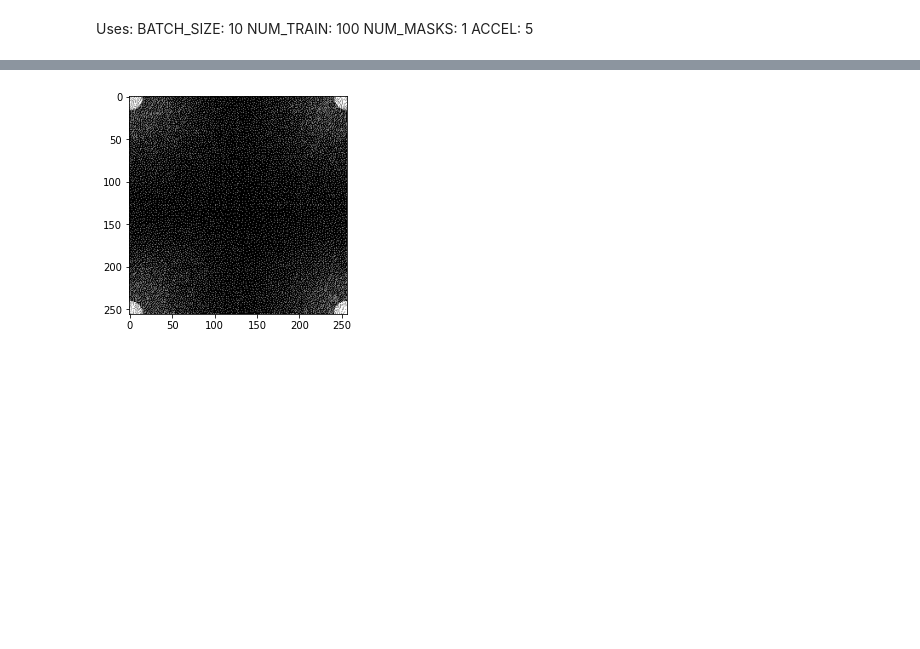
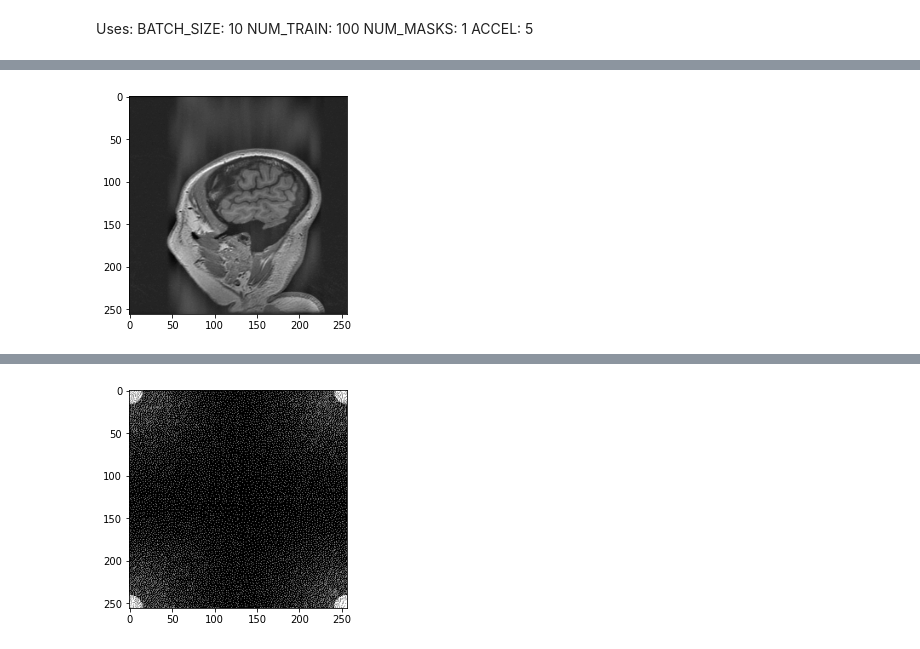
Before and after one commit to DuncanB6/U-NetCompare, a Jupyter notebook: gen_test.ipynb, the cells around one changed output, grey strips where cells are left out. Drawn from its saved outputs; the diff is of its cells as text; code cells hidden in the pictures; blank space fills up the shorter version.

```diff
--- a/gen_test.ipynb
+++ b/gen_test.ipynb
@@ -38,3 +36,13 @@ mask_gen(ADDR, cfg)
     kspace_test,
     image_test,
 ) = get_brains(cfg, ADDR)
+# %%
+aux = np.fft.ifft2(kspace_train[:, :, :, 0] + 1j * kspace_train[:, :, :, 1])
+image = np.copy(kspace_train)
+image[:, :, :, 0] = aux.real
+image[:, :, :, 1] = aux.imag
+
+plt.imshow(image[3, :, :, 0], cmap = 'gray')
+plt.show()
+# %% [output]
+[figure, added]
```
Also changed, not shown: parts of 5 cells of this notebook, 6 other files.
